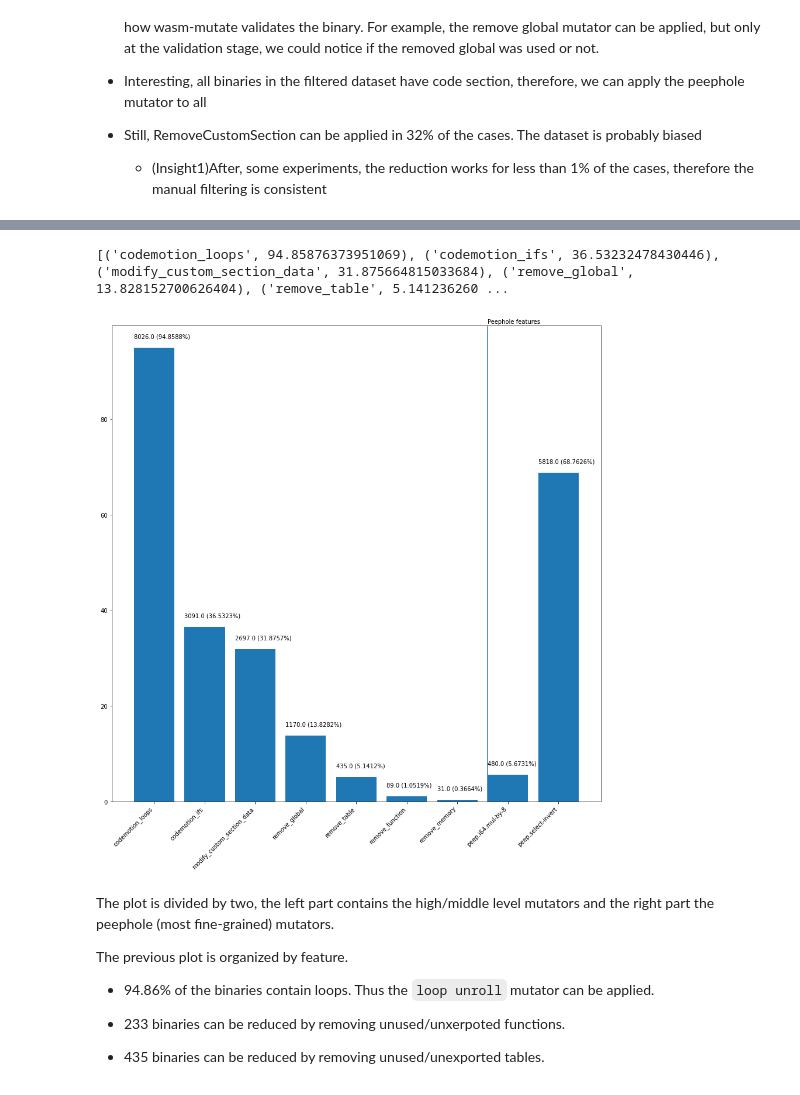
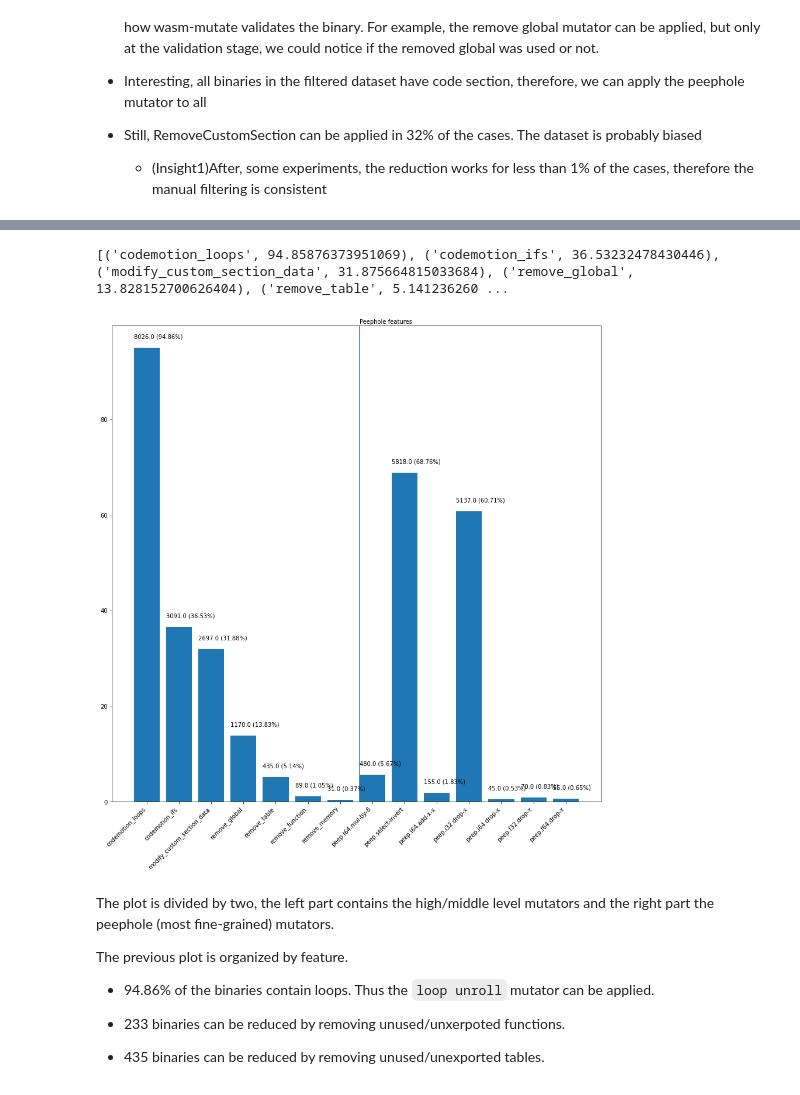
Before and after one commit to ASSERT-KTH/wasm_evasion, a Jupyter notebook: notebooks/RQ1.ipynb, the cells around one changed output, grey strips where cells are left out. Cells and saved outputs as stored; diff of their text form; code cells hidden in the pictures.

```diff
--- a/notebooks/RQ1.ipynb
+++ b/notebooks/RQ1.ipynb
@@ -74,6 +74,11 @@ files = (
     # Peep hole level
     [ "peep.i64.mul-by-8", "i64.mul-by-8.csv" ],
     [ "peep.select-invert", "select-invert.csv" ],
+    [ "peep.i64.add-x-x", "i64.add-x-x.csv"],
+    [ "peep.i32.drop-x", "i32.drop-x.csv"],
+    [ "peep.i64.drop-x", "i64.drop-x.csv"],
+    [ "peep.f32.drop-x", "f32.drop-x.csv"],
+    [ "peep.f64.drop-x", "f64.drop-x.csv"],
 )
 alldf = pd.DataFrame()
 
@@ -127,34 +132,34 @@ peep.select-invert
 # %%
 # import and set figure size
 from matplotlib import pyplot as plt
 plt.rcParams['figure.figsize'] = [15, 15]
 
 total = len(alldf)
 ratios = [ (x, 100*len(alldf[alldf[x] > 0][x])/total) for x in [y[0] for y in files] ]
 
 ratios = sorted(ratios, key= lambda x: x[1] if "peep" not in x[0] else -1, reverse=True)
 
 # Filter out no applicable mutators
 ratios = [ r for r in ratios if r[1] > 0 ]
 print(ratios)
 
 bars = plt.bar([
     x[0] for x in ratios
 ], [x[1] for x in ratios])
 plt.xticks(rotation=45, ha='right')
 
 peep_from = 7
 
 for i, (b, r) in enumerate(zip(bars, ratios)):
     x,y = b.xy
     if i == peep_from:
         plt.axvline(x=x)
         plt.text(x, 100, f"Peephole features")
     y = y + r[1] + 2
-    plt.text(x, y, f"{r[1]*len(alldf)/100} ({r[1]:.4f}%)")
+    plt.text(x, y, f"{r[1]*len(alldf)/100} ({r[1]:.2f}%)")
 # %% [output]
 [('codemotion_loops', 94.85876373951069), ('codemotion_ifs', 36.53232478430446), ('modify_custom_section_data', 31.875664815033684), ('remove_global', 13.828152700626404), ('remove_table', 5.141236260 ...
-[figure, old version]
+[figure, new version]
 # %% [markdown]
 The plot is divided by two, the left part contains the high/middle level mutators and the right part the peephole (most fine-grained) mutators.
 
```
Also changed, not shown: parts of 2 cells of this notebook.
